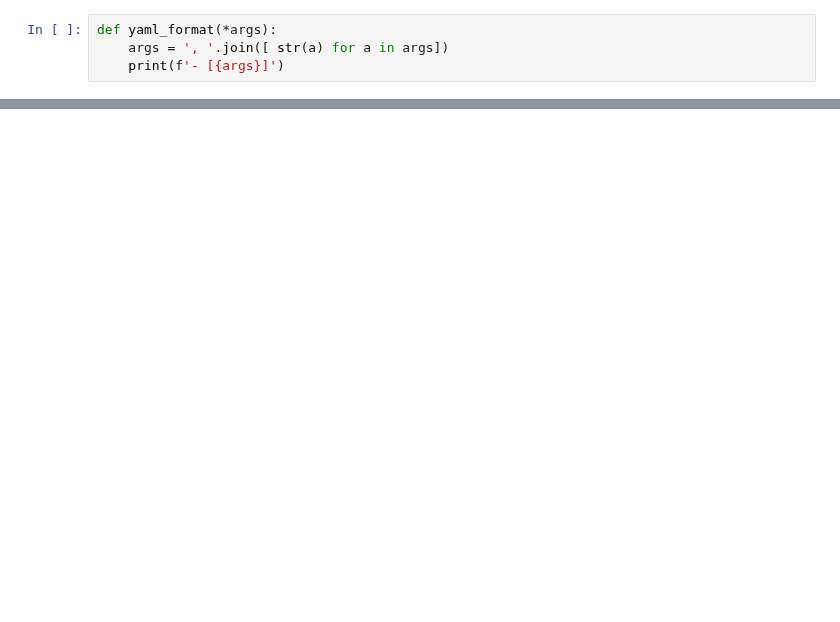
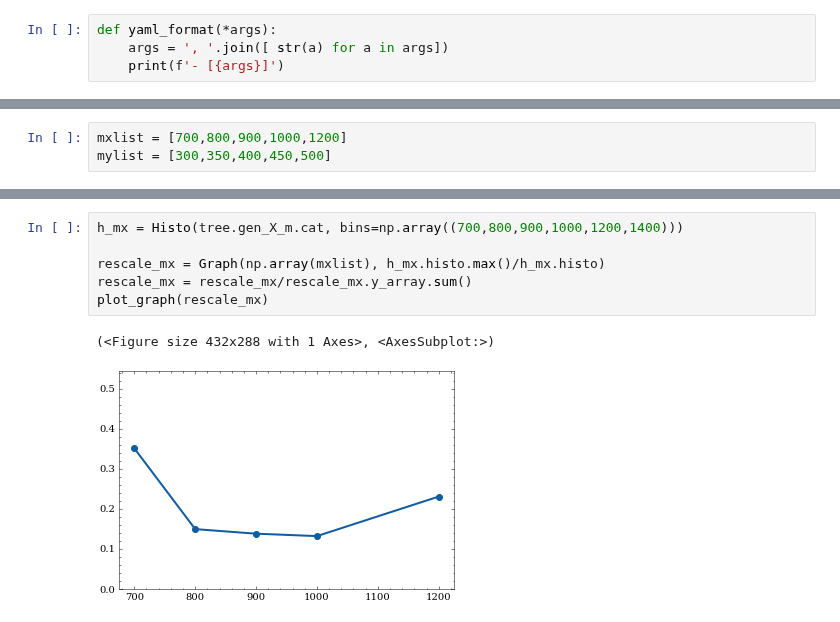
Before and after one commit to ekoenig4/analysis, a Jupyter notebook: jupyter/eightb/weaver/feature_standardizer.ipynb, the cells around one changed output, grey strips where cells are left out. Drawn from its saved outputs; the diff is of its cells as text; blank space fills up the shorter version.

```diff
--- a/jupyter/eightb/weaver/feature_standardizer.ipynb
+++ b/jupyter/eightb/weaver/feature_standardizer.ipynb
@@ -109,0 +81,3 @@ graph_arrays([x,x],[nfound.histo, y*x*nfound.histo, ])
+# %%
+mxlist = [700,800,900,1000,1200]
+mylist = [300,350,400,450,500]
@@ -109,0 +102,9 @@ graph_arrays([x,x],[nfound.histo, y*x*nfound.histo, ])
+# %%
+h_mx = Histo(tree.gen_X_m.cat, bins=np.array((700,800,900,1000,1200,1400)))
+
+rescale_mx = Graph(np.array(mxlist), h_mx.histo.max()/h_mx.histo)
+rescale_mx = rescale_mx/rescale_mx.y_array.sum()
+plot_graph(rescale_mx)
+# %% [output]
+(<Figure size 432x288 with 1 Axes>, <AxesSubplot:>)
+[figure, added]
```
Also changed, not shown: parts of 26 cells of this notebook, 9 other files.
